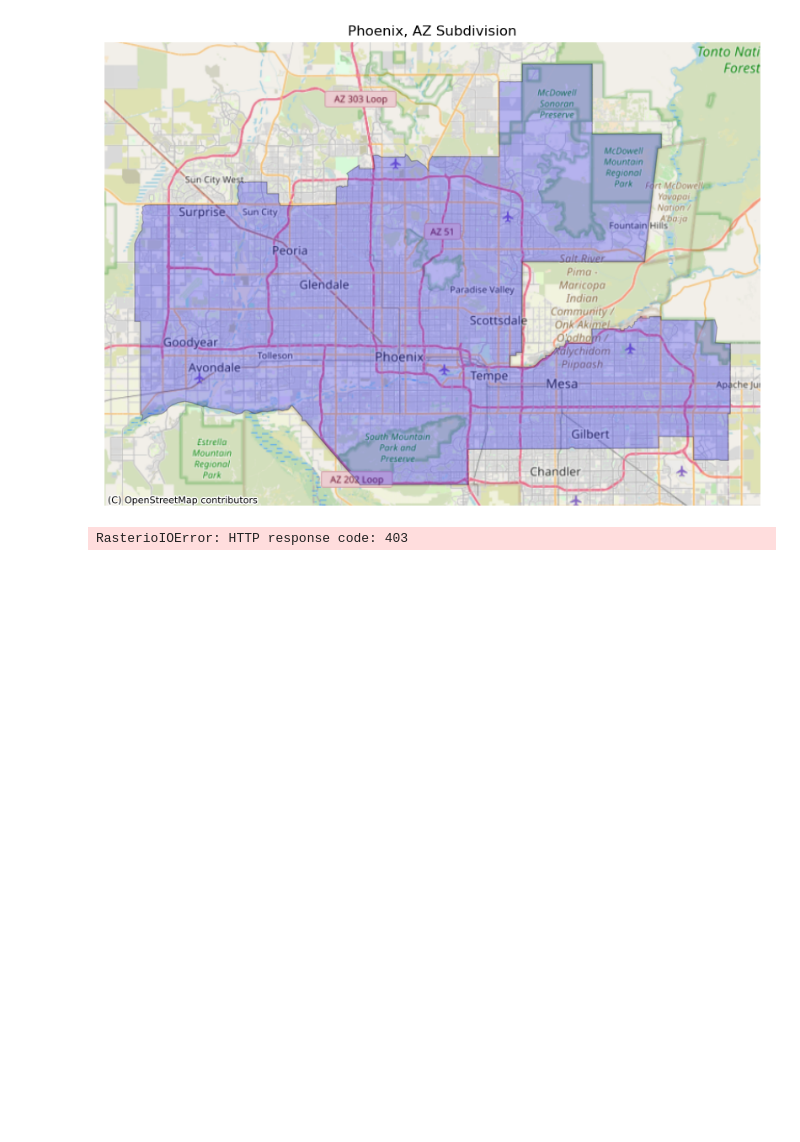
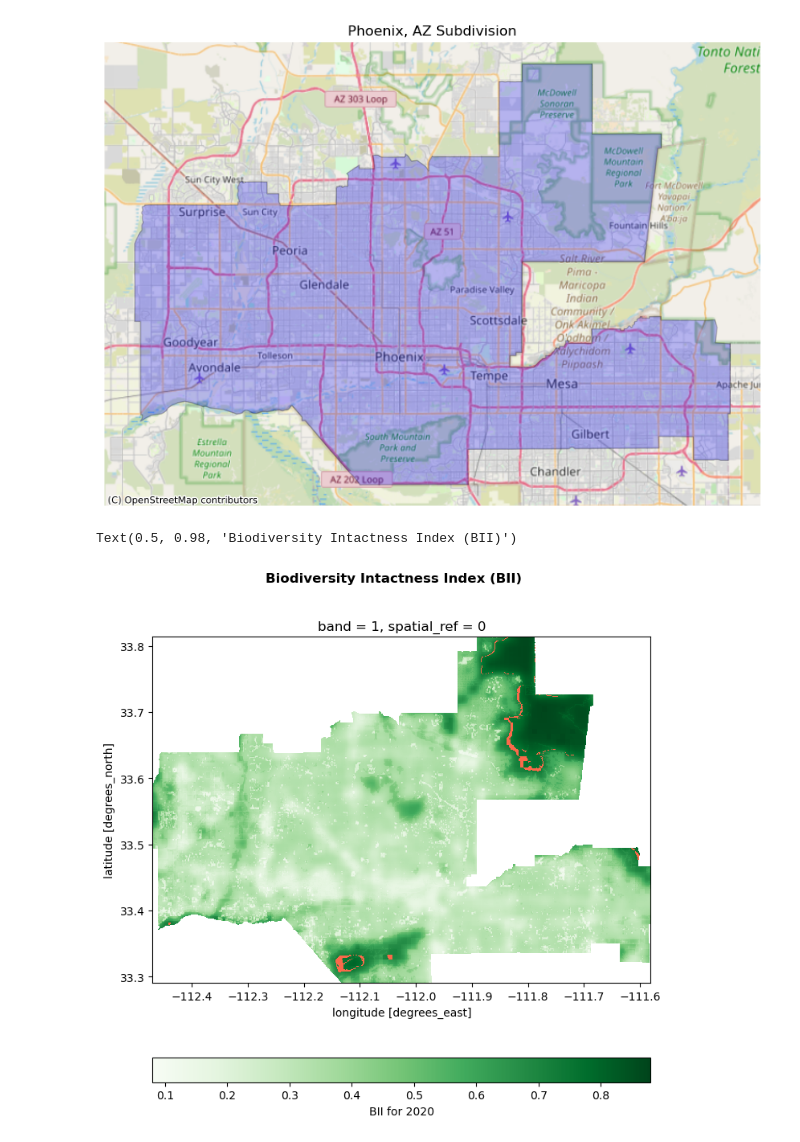
Before and after one commit to Awoo56709/EDS220_final_project, a Jupyter notebook: Arizona_BII.ipynb, the cells around one changed output. Cells and saved outputs as stored; diff of their text form; code cells hidden in the pictures; blank space fills up the shorter version.

Commit message:
Added Phoenix BII

```diff
--- a/Arizona_BII.ipynb
+++ b/Arizona_BII.ipynb
@@ -201,7 +201,16 @@ item_2020 = items[0]
 item_2017 = items[3]
 
 # Extract 2017 and 2020 rasters using open_rasterio()
+phoenix_2017 = rio.open_rasterio(item_2017.assets['data'].href)
 phoenix_2020 = rio.open_rasterio(item_2020.assets['data'].href)
-phoenix_2017 = rio.open_rasterio(item_2017.assets['data'].href)
-# %% [output]
-RasterioIOError: HTTP response code: 403
+# %%
+# Align Phoenix subdivision with raster CRS
+phoneix = phoenix.to_crs(phoenix_2020.rio.crs)
+
+# Clip rasters to Phoenix subdivision boundary
+phoenix_2017_clip = phoenix_2017.rio.clip_box(*phoenix.total_bounds).rio.clip(phoenix.geometry)
+phoenix_2020_clip = phoenix_2020.rio.clip_box(*phoenix.total_bounds).rio.clip(phoenix.geometry)
+# %%
+# Identify area with biodiversity intactness index is > .75
+phoenix_mask_2017 = phoenix_2017_clip >= .75
+phoenix_mask_2020 = phoenix_2020_clip >= .75
@@ -207,0 +221,22 @@ RasterioIOError: HTTP response code: 403
+# %%
+# Identify areas that were greater than .75 in 2017 but dropped below .75 in 2020
+bii_loss_mask = phoenix_mask_2017 & (~phoenix_mask_2020)
+
+# Convert 0 values to NAs if the conditions are not met
+bii_loss_mask = bii_loss_mask.where(bii_loss_mask!=0)
+# %%
+# Plot mask visualization
+fig, ax = plt.subplots(figsize=(8, 8))
+
+# Create choropleth map
+phoenix_2020_clip.plot(cmap = 'Greens', cbar_kwargs={'location':'bottom', # Legend location
+                                                 'label':'BII for 2020'})
+
+# Plot the lost mask
+bii_loss_mask.plot(ax=ax, cmap='Reds', add_colorbar = False)
+
+# Add title
+plt.suptitle('Biodiversity Intactness Index (BII)', fontsize=12, weight = 'bold')
+# %% [output]
+Text(0.5, 0.98, 'Biodiversity Intactness Index (BII)')
+[figure, added]
```
Also changed, not shown: parts of 15 cells of this notebook.
